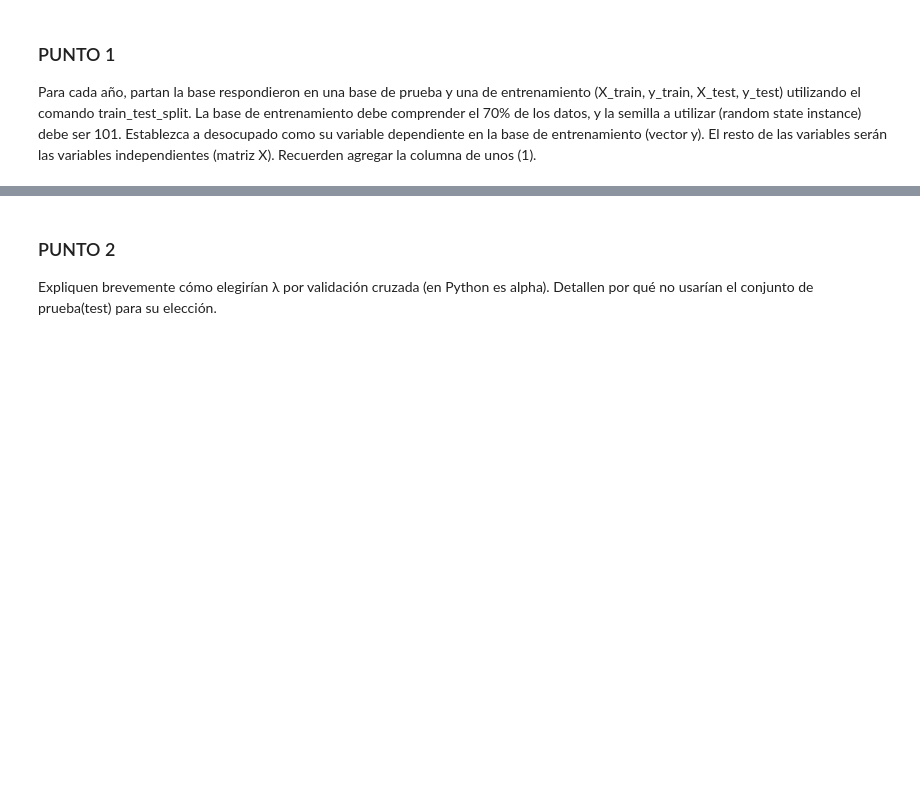
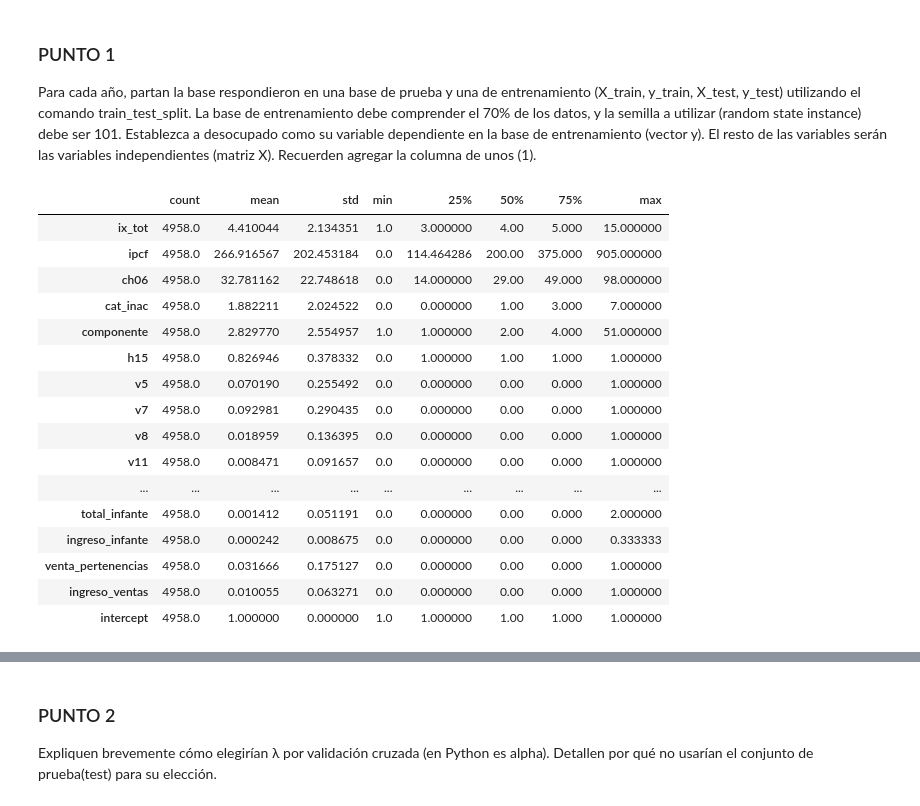
Before and after one commit to AngelaNavajas/CC408-T1-4, a Jupyter notebook: TP4/TP4.ipynb, the cells around one changed output, grey strips where cells are left out. Cells and saved outputs as stored; diff of their text form; code cells hidden in the pictures; blank space fills up the shorter version.

```diff
--- a/TP4/TP4.ipynb
+++ b/TP4/TP4.ipynb
@@ -933,0 +976,20 @@ print(y_train_2024.shape)
+# %%
+X_train_2004.describe().T
+# %% [output]
+|  | count | mean | std | min | 25% | 50% | 75% | max |
+| ix_tot | 4958.0 | 4.410044 | 2.134351 | 1.0 | 3.000000 | 4.00 | 5.000 | 15.000000 |
+| ipcf | 4958.0 | 266.916567 | 202.453184 | 0.0 | 114.464286 | 200.00 | 375.000 | 905.000000 |
+| ch06 | 4958.0 | 32.781162 | 22.748618 | 0.0 | 14.000000 | 29.00 | 49.000 | 98.000000 |
+| cat_inac | 4958.0 | 1.882211 | 2.024522 | 0.0 | 0.000000 | 1.00 | 3.000 | 7.000000 |
+| componente | 4958.0 | 2.829770 | 2.554957 | 1.0 | 1.000000 | 2.00 | 4.000 | 51.000000 |
+| h15 | 4958.0 | 0.826946 | 0.378332 | 0.0 | 1.000000 | 1.00 | 1.000 | 1.000000 |
+| v5 | 4958.0 | 0.070190 | 0.255492 | 0.0 | 0.000000 | 0.00 | 0.000 | 1.000000 |
+| v7 | 4958.0 | 0.092981 | 0.290435 | 0.0 | 0.000000 | 0.00 | 0.000 | 1.000000 |
+| v8 | 4958.0 | 0.018959 | 0.136395 | 0.0 | 0.000000 | 0.00 | 0.000 | 1.000000 |
+| v11 | 4958.0 | 0.008471 | 0.091657 | 0.0 | 0.000000 | 0.00 | 0.000 | 1.000000 |
+| ... | ... | ... | ... | ... | ... | ... | ... | ... |
+| total_infante | 4958.0 | 0.001412 | 0.051191 | 0.0 | 0.000000 | 0.00 | 0.000 | 2.000000 |
+| ingreso_infante | 4958.0 | 0.000242 | 0.008675 | 0.0 | 0.000000 | 0.00 | 0.000 | 0.333333 |
+| venta_pertenencias | 4958.0 | 0.031666 | 0.175127 | 0.0 | 0.000000 | 0.00 | 0.000 | 1.000000 |
+| ingreso_ventas | 4958.0 | 0.010055 | 0.063271 | 0.0 | 0.000000 | 0.00 | 0.000 | 1.000000 |
+| intercept | 4958.0 | 1.000000 | 0.000000 | 1.0 | 1.000000 | 1.00 | 1.000 | 1.000000 |
```
Also changed, not shown: parts of 37 cells of this notebook.
